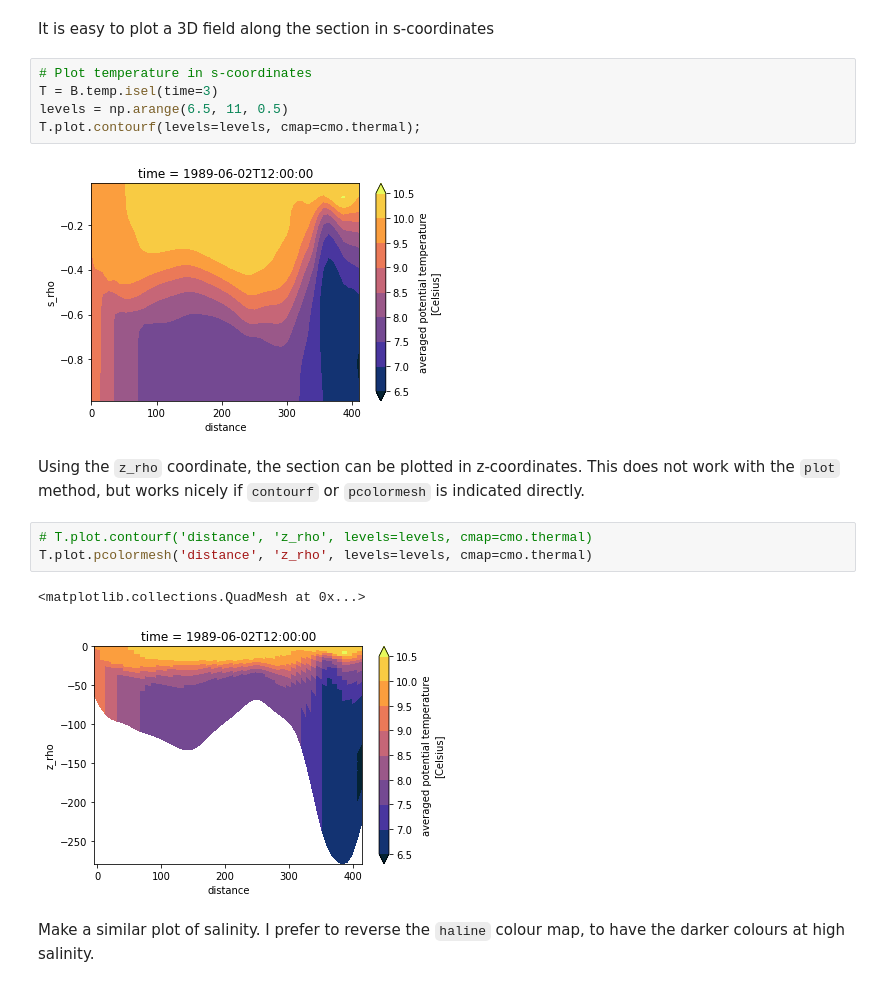
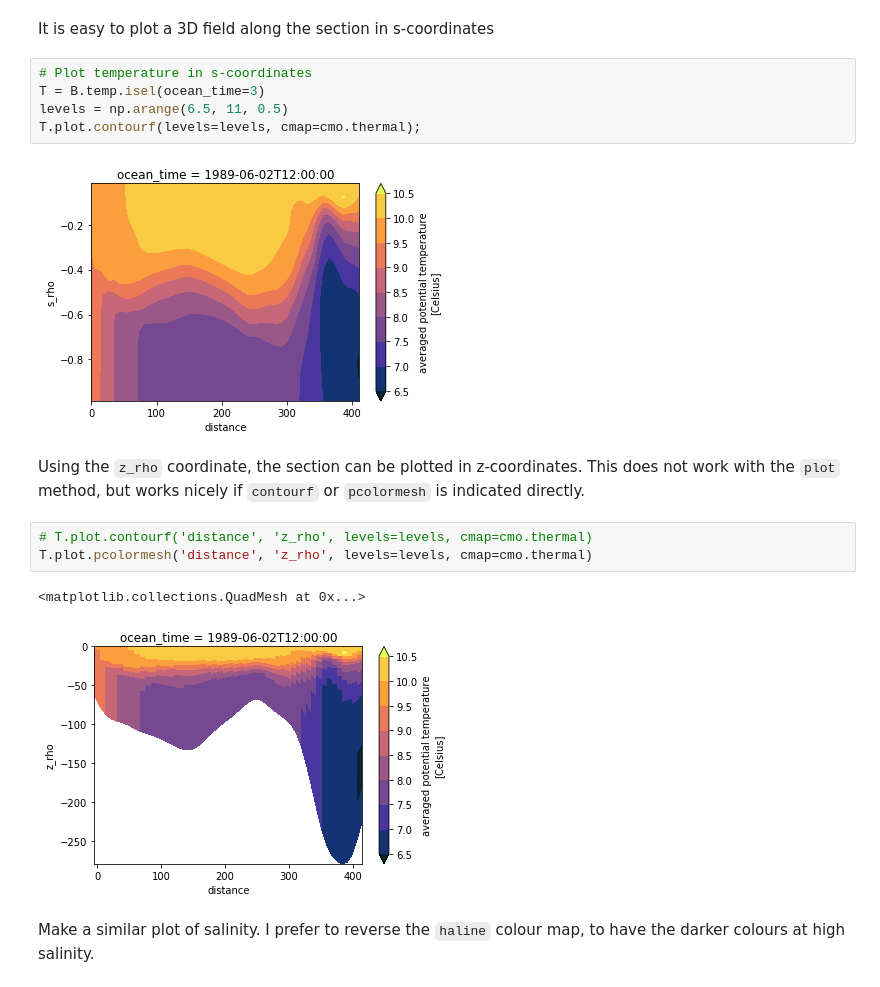
Before and after one commit to bjornaa/xroms0, a Jupyter notebook: examples/section.ipynb, the cells around one changed output. Cells and saved outputs as stored; diff of their text form.

```diff
--- a/examples/section.ipynb
+++ b/examples/section.ipynb
@@ -48,11 +48,11 @@ B.h.plot(yincrease=False);
 It is easy to plot a 3D field along the section in s-coordinates
 # %%
 # Plot temperature in s-coordinates
-T = B.temp.isel(time=3)
+T = B.temp.isel(ocean_time=3)
 levels = np.arange(6.5, 11, 0.5)
 T.plot.contourf(levels=levels, cmap=cmo.thermal);
 # %% [output]
-[figure, old version]
+[figure, new version]
 # %% [markdown]
 Using the `z_rho` coordinate, the section can be plotted in z-coordinates.
 This does not work with the `plot` method, but works nicely if `contourf` or
@@ -62,7 +62,7 @@ This does not work with the `plot` method, but works nicely if `contourf` or
 T.plot.pcolormesh('distance', 'z_rho', levels=levels, cmap=cmo.thermal)
 # %% [output]
 <matplotlib.collections.QuadMesh at 0x...>
-[figure, old version]
+[figure, new version]
 # %% [markdown]
 Make a similar plot of salinity. I prefer to reverse the `haline` colour map,
 to have the darker colours at high salinity.
```
Also changed, not shown: parts of 4 cells of this notebook, 9 other files.
